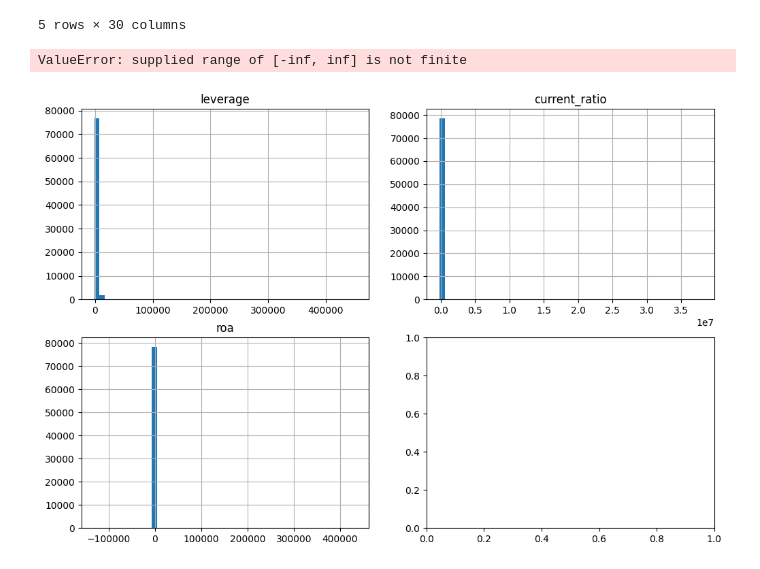
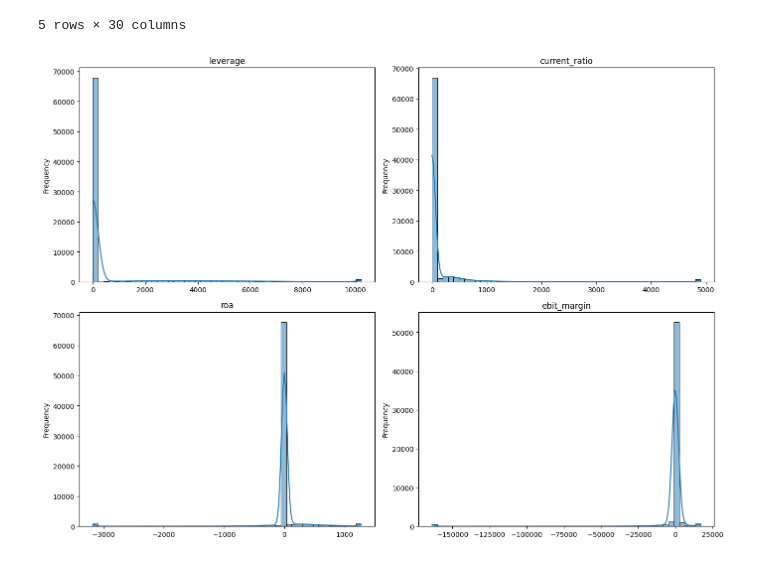
Before and after one commit to Vincent2308/Corporate-Bankruptcy, a Jupyter notebook: notebooks/week1/usa_eda.ipynb, the cells around one changed output. Saved outputs shown, nothing was run; the diff lists cells and outputs as text; code cells hidden in the pictures.

```diff
--- a/notebooks/week1/usa_eda.ipynb
+++ b/notebooks/week1/usa_eda.ipynb
@@ -164,6 +165,11 @@ df['bankrupt'].value_counts().plot(kind='bar')
 # %% [output]
 <Axes: xlabel='bankrupt'>
 [figure]
+# %%
+import numpy as np
+df['total_assets'] = df['total_assets'].replace(0, np.nan)
+df['current_liabilities'] = df['current_liabilities'].replace(0, np.nan)
+df['net_sales'] = df['net_sales'].replace(0, np.nan)
 # %%
 # Compute important financial ratios
 df['leverage'] = df['total_liabilities'] / df['total_assets']
@@ -185,9 +191,25 @@ df.head()
 | 3 | C_1 | 2002.0 | 396412.0 | 686.621 | 496747.0 | 164658.0 | 27172.00 | ... |
 | 4 | C_1 | 2003.0 | 432204.0 | 709.292 | 523302.0 | 248666.0 | 26.68 | ... |
 5 rows × 30 columns
-# %%
-df[['leverage','current_ratio','roa','ebit_margin']].hist(bins=50, figsize=(12,8))
-plt.show()
-# %% [output]
-ValueError: supplied range of [-inf, inf] is not finite
-[figure, removed]
+# %%
+ratio_cols = ['leverage','current_ratio','roa','ebit_margin']
+
+for col in ratio_cols:
+    low, high = df[col].quantile([0.01, 0.99])
+    df[col] = df[col].clip(lower=low, upper=high)
+# %%
+import matplotlib.pyplot as plt
+import seaborn as sns
+
+fig, axes = plt.subplots(2, 2, figsize=(14,10))
+
+for ax, col in zip(axes.flatten(), ratio_cols):
+    sns.histplot(df[col].dropna(), bins=50, kde=True, ax=ax)
+    ax.set_title(col)
+    ax.set_xlabel('')
+    ax.set_ylabel('Frequency')
+
+plt.tight_layout()
+plt.show()
+# %% [output]
+[figure, added]
```
Also changed, not shown: parts of 3 cells of this notebook, 1 other file.
